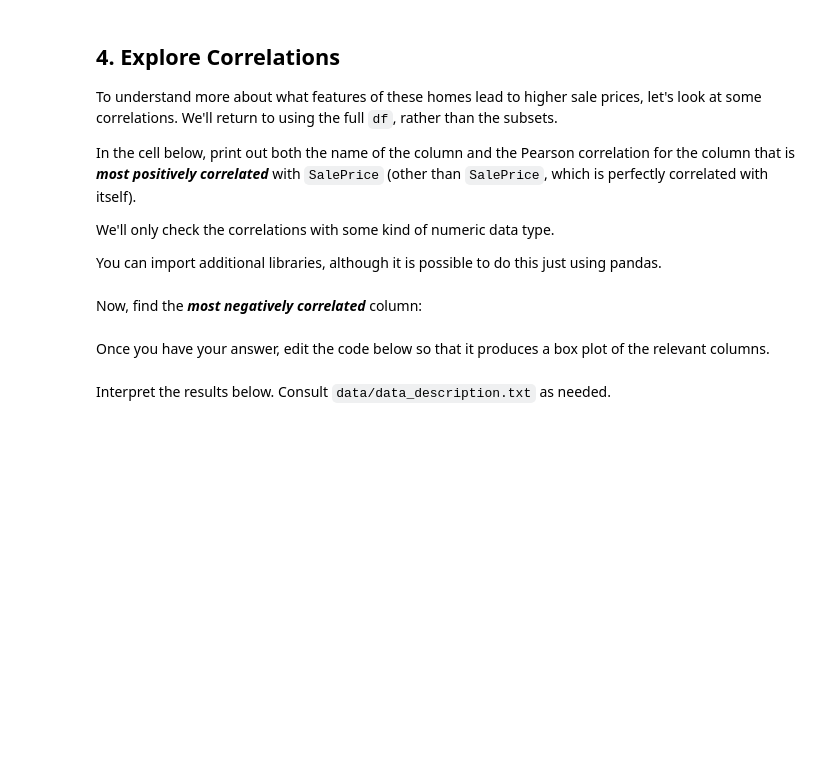
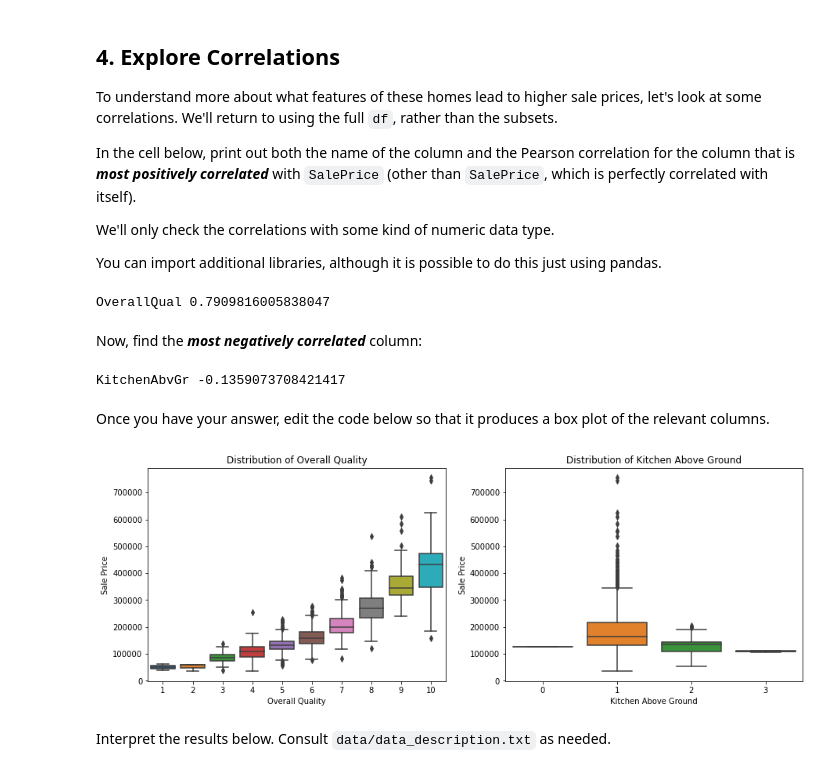
Before and after one commit to taingocbui/dsc-pandas-eda-lab, a Jupyter notebook: index.ipynb, the cells around one changed output. Cells and saved outputs as stored; diff of their text form; code cells hidden in the pictures; blank space fills up the shorter version.

Commit message:
Complete Index files questions

```diff
--- a/index.ipynb
+++ b/index.ipynb
@@ -347,35 +353,46 @@ You can import additional libraries, although it is possible to do this just usi
+# %%
+# Your code here
+corr_matrix = df.corr()['SalePrice'].sort_values(ascending = False)
+print(corr_matrix.index[1], corr_matrix[1])
+# %% [output]
+OverallQual 0.7909816005838047
 # %% [markdown]
 Now, find the ***most negatively correlated*** column:
 # %%
 # Your code here
+print(corr_matrix.index[-1], corr_matrix[-1])
+# %% [output]
+KitchenAbvGr -0.1359073708421417
 # %% [markdown]
 Once you have your answer, edit the code below so that it produces a box plot of the relevant columns.
 # %%
 # Replace None with appropriate code
 
 import seaborn as sns
 
 fig, (ax1, ax2) = plt.subplots(ncols=2, figsize=(15,5))
 
 # Plot distribution of column with highest correlation
 sns.boxplot(
-    x=None,
+    x=df['OverallQual'],
     y=df["SalePrice"],
     ax=ax1
 )
 # Plot distribution of column with most negative correlation
 sns.boxplot(
-    x=None,
+    x=df['KitchenAbvGr'],
     y=df["SalePrice"],
     ax=ax2
 )
 
 # Customize labels
-ax1.set_title(None)
-ax1.set_xlabel(None)
+ax1.set_title("Distribution of Overall Quality")
+ax1.set_xlabel("Overall Quality")
 ax1.set_ylabel("Sale Price")
-ax2.set_title(None)
-ax2.set_xlabel(None)
+ax2.set_title("Distribution of Kitchen Above Ground")
+ax2.set_xlabel("Kitchen Above Ground")
 ax2.set_ylabel("Sale Price");
+# %% [output]
+[figure, added]
 # %% [markdown]
 Interpret the results below. Consult `data/data_description.txt` as needed.
```
Also changed, not shown: parts of 17 cells of this notebook.
